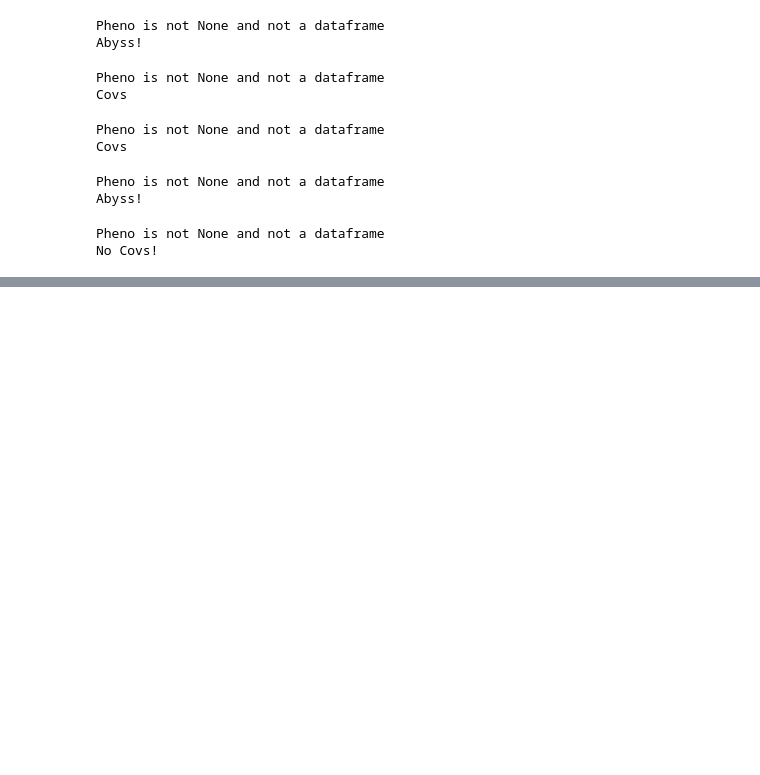
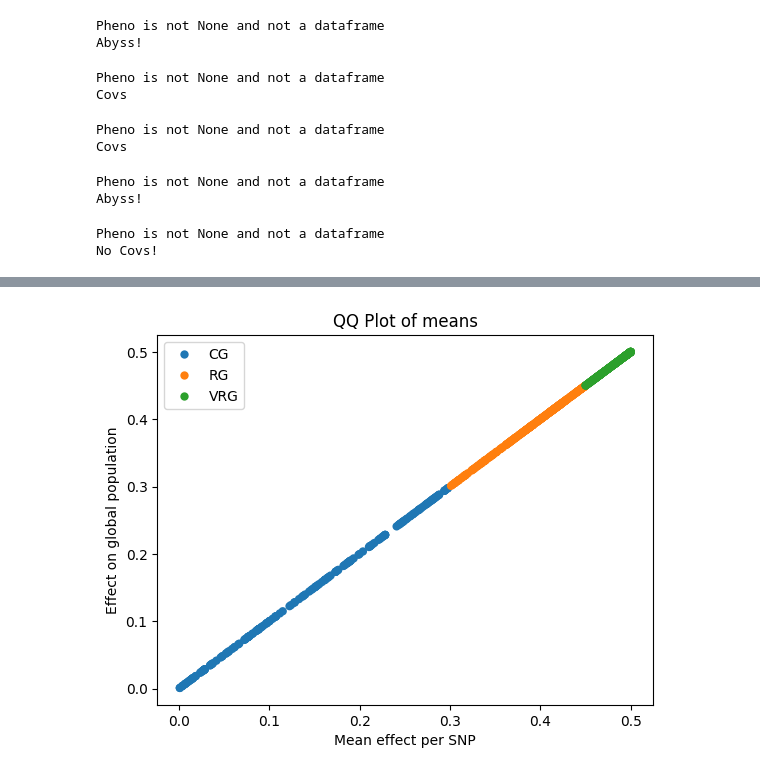
Before and after one commit to mat2m10/abyss_simulation, a Jupyter notebook: 88 Proof of concept.ipynb, the cells around one changed output, grey strips where cells are left out. Saved outputs shown, nothing was run; the diff lists cells and outputs as text; code cells hidden in the pictures; blank space fills up the shorter version.

```diff
--- a/88 Proof of concept.ipynb
+++ b/88 Proof of concept.ipynb
@@ -276,0 +304,37 @@ plt.show()
+# %%
+type_of_mafs = []
+betas = []
+means = []
+compared_means = []
+for snp in list(complete.columns):
+    type_of_maf = snp.split("_")[0].rstrip('0123456789')
+    type_of_mafs.append(type_of_maf)
+    maf = float(snp.split("_")[-1])
+    #beta = 1/maf
+    beta=0.5
+    betas.append(beta)
+    X = beta*complete[snp]
+    mean = X.mean()
+    means.append(mean)
+    compared_mean = beta*((1-2*maf))
+    compared_means.append(compared_mean)
+# %%
+mean_effect_df = pd.DataFrame(data={"type":type_of_mafs, "beta":betas, "mean":means, "compared_means":compared_means})
+# %%
+#sns.scatterplot(x='expected_logP', y='-logP_pheno_as_cov', data=df_bests, color='red', label='Pheno as covariate')
+
+sns.scatterplot(x='mean', y='compared_means', data=mean_effect_df, color='blue', hue="type", linewidth=0)
+
+
+# Set plot labels and title
+plt.xlabel('Mean effect per SNP')
+plt.ylabel("Effect on global population")
+plt.title(f"QQ Plot of means")
+
+# Show legend
+plt.legend()
+#plt.savefig(f"data/plots/qq_pheno_{name_risk}_iter_{iterations}_G{G}_L{L}_c{c}_k{k}_M{M}.png", dpi=100)
+# Show plot
+plt.show()
+# %% [output]
+[figure, added]
```
Also changed, not shown: parts of 13 cells of this notebook.
